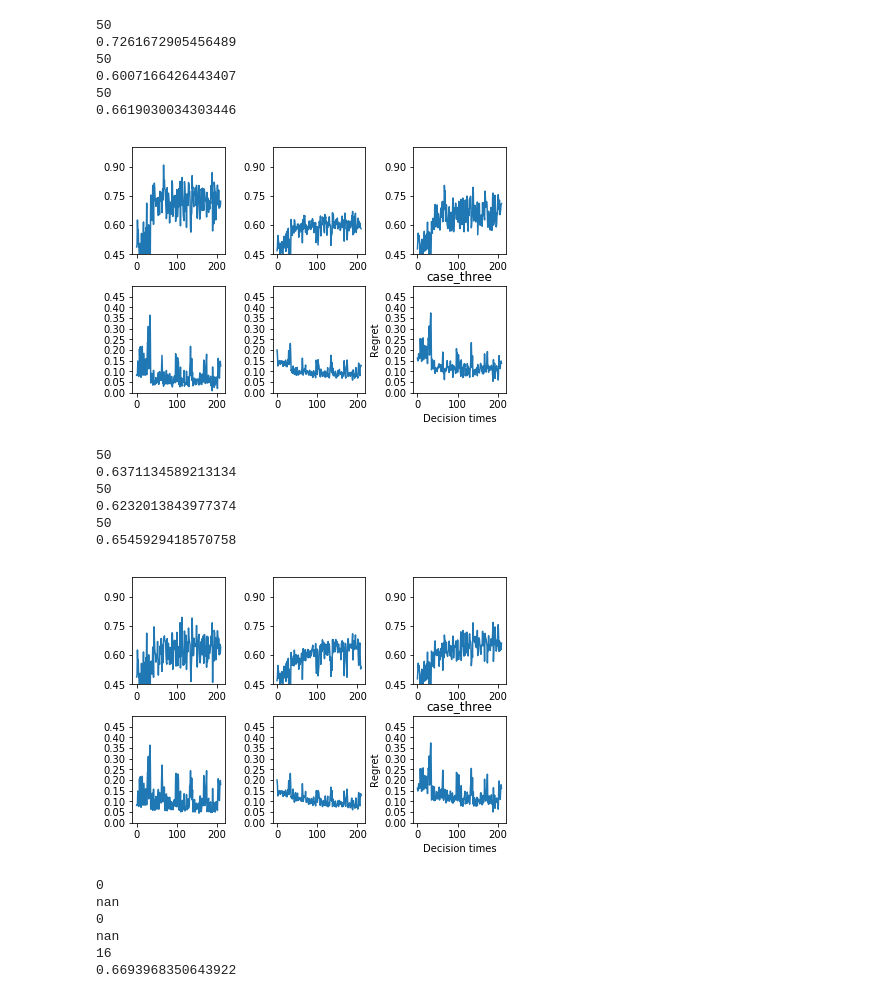
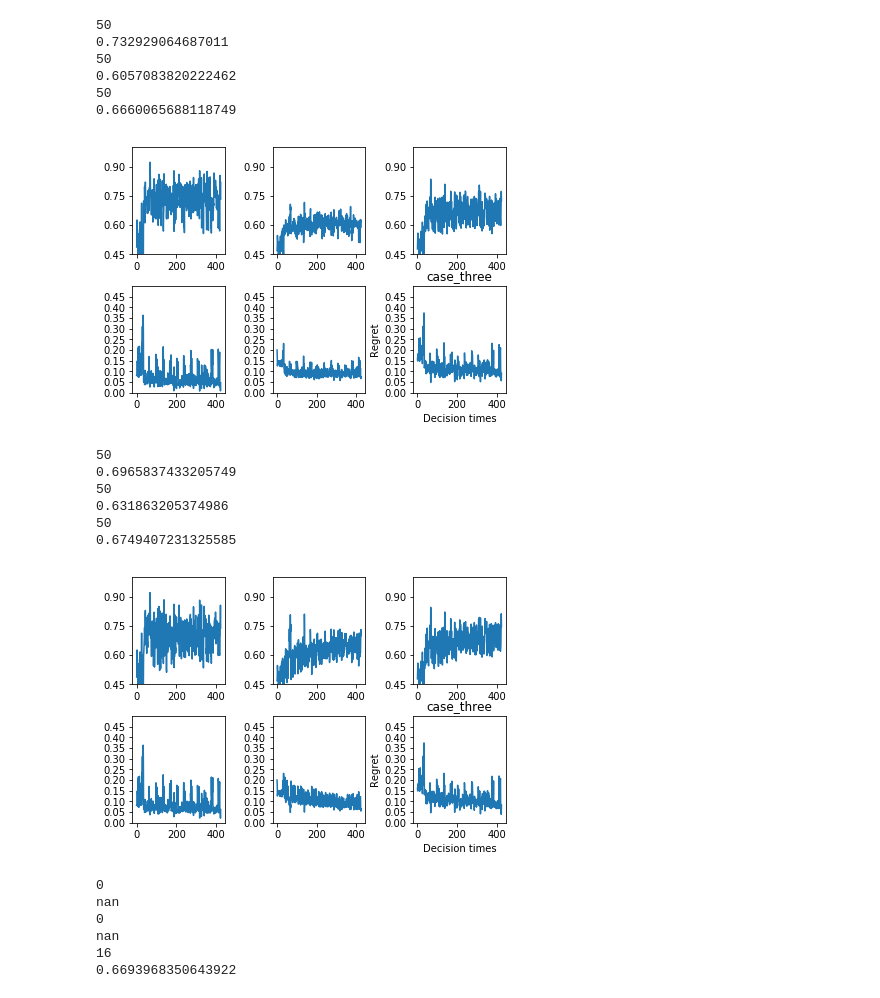
Before and after one commit to StatisticalReinforcementLearningLab/pooling_rl, a Jupyter notebook: evaluation/plot_all.ipynb, the cells around one changed output. Saved outputs shown, nothing was run; the diff lists cells and outputs as text; code cells hidden in the pictures.

```diff
--- a/evaluation/plot_all.ipynb
+++ b/evaluation/plot_all.ipynb
@@ -105,25 +105,25 @@ def plot_all(results_path,pop,update,phrase,ophrase):
 
         plot_and_save_dict(d,case,case,save=False,i=i,ax=ax)
 # %%
-plot_all('../../Downloads/pooling_results/batch/','32',7,'424qtpl','coef')
+plot_all('../../Downloads/pooling_results/batch/','32',7,'_4_24pl','coef')
 # %% [output]
 50
-0.7261672905456489
+0.732929064687011
 50
-0.6007166426443407
+0.6057083820222462
 50
-0.6619030034303446
+0.6660065688118749
-[figure, old version]
+[figure, new version]
 # %%
-plot_all('../../Downloads/pooling_results/personalized/','32',7,'424qtpl','coef')
+plot_all('../../Downloads/pooling_results/personalized/','32',7,'_4_24pl','coef')
 # %% [output]
 50
-0.6371134589213134
+0.6965837433205749
 50
-0.6232013843977374
+0.631863205374986
 50
-0.6545929418570758
+0.6749407231325585
-[figure, old version]
+[figure, new version]
 # %%
 #between dowpreloc and tpl, these both seem relatively promising
 #- test dowpreloc with more time
```
Also changed, not shown: 2 other files.
